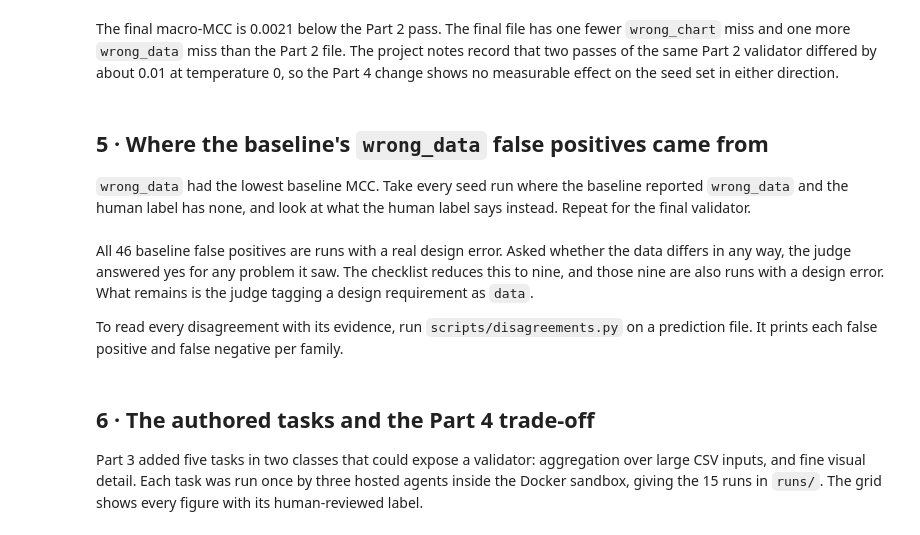
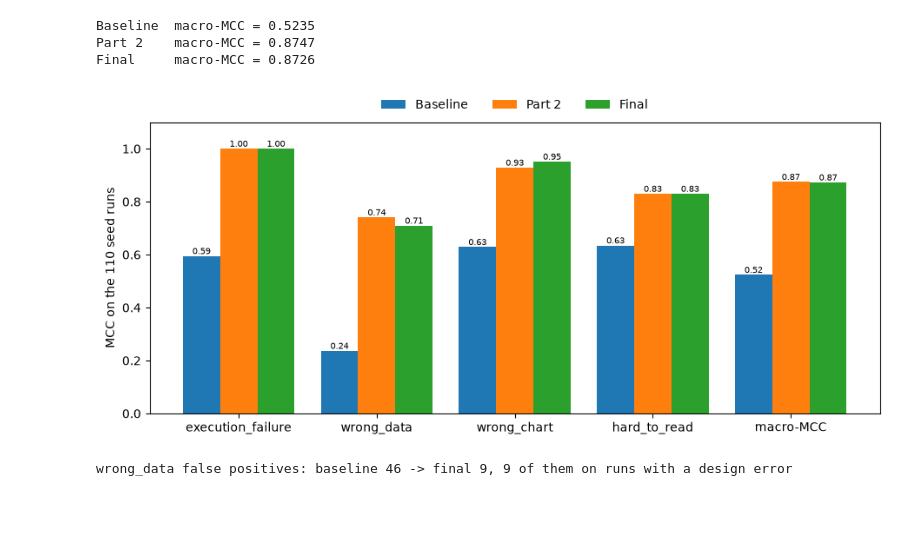
Before and after one commit to xqzr2000/cmu-11-768-assignment-2, a Jupyter notebook: notebooks/CMU_11_768_Assignment_2_Project_Walkthrough.ipynb, the cells around one changed output. Drawn from its saved outputs; the diff is of its cells as text; code cells hidden in the pictures; blank space fills up the shorter version.

```diff
--- a/notebooks/CMU_11_768_Assignment_2_Project_Walkthrough.ipynb
+++ b/notebooks/CMU_11_768_Assignment_2_Project_Walkthrough.ipynb
@@ -98,0 +432,15 @@ The baseline's `wrong_data` evidence says the data matches the request and then
+# %%
+has_figure = {run_id: run.figure is not None for run_id, run in seed_runs.items()}
+truth = {run_id: "execution_failure" in seed_labels[run_id] for run_id in seed_runs}
+assert all(truth[run_id] == (not has_figure[run_id]) for run_id in seed_runs)
+print(f"Labelled execution_failure: {sum(truth.values())} runs, exactly the runs with no figure.png")
+
+predicted = {run_id: "execution_failure" in baseline[run_id] for run_id in seed_runs}
+false_alarms = [run_id for run_id in seed_runs if predicted[run_id] and not truth[run_id]]
+missed = [run_id for run_id in seed_runs if truth[run_id] and not predicted[run_id]]
+print("Baseline reported a failure although a PNG exists:", false_alarms)
+print("Baseline missed a run with no PNG:", missed)
+for run_id in false_alarms:
+    status = (seed_runs[run_id].messages[-1].get("extra") or {}).get("exit_status")
+    print(f"  {run_id}: ended with {status!r}; {image_facts(seed_runs[run_id].figure)}")
+print("\nBaseline evidence for", false_alarms[0], "->", baseline[false_alarms[0]]["execution_failure"][:240])
@@ -237,50 +608,34 @@ Compute one family by hand, then score the three committed seed prediction files
 # %%
-from math import sqrt
-
-import matplotlib.pyplot as plt
-
-from validator.prediction import ERROR_FAMILIES
-from workflow.evaluate import score
-
-tp = tn = fp = fn = 0
-for run_id, label in seed_labels.items():
-    if "execution_failure" in label:
-        continue
-    actual, said = "wrong_data" in label, "wrong_data" in final[run_id]
-    tp += actual and said
-    tn += not actual and not said
-    fp += said and not actual
-    fn += actual and not said
-by_hand = (tp * tn - fp * fn) / sqrt((tp + fp) * (tp + fn) * (tn + fp) * (tn + fn))
-print(f"wrong_data by hand: TP={tp} TN={tn} FP={fp} FN={fn} over {tp + tn + fp + fn} runs, MCC={by_hand:.4f}")
-
 seed_stages = {
     "Baseline": "baseline_predictions.json",
     "Part 2": "pre_iteration_seed_predictions.json",
     "Final": "final_seed_predictions.json",
 }
 seed_reports = {
     stage: score(repo / "seed_labels.json", repo / "output" / filename)
     for stage, filename in seed_stages.items()
 }
-assert abs(seed_reports["Final"]["wrong_data"]["mcc"] - by_hand) < 1e-12
 
 fig, ax = plt.subplots(figsize=(9, 4), layout="constrained")
 columns = [*ERROR_FAMILIES, "macro_mcc"]
 for offset, (stage, report) in enumerate(seed_reports.items()):
     values = [report[name]["mcc"] if name != "macro_mcc" else report[name] for name in columns]
     bars = ax.bar([x + (offset - 1) * 0.27 for x in range(len(columns))], values, width=0.27, label=stage)
     ax.bar_label(bars, fmt="%.2f", fontsize=7)
     print(f"{stage:9s} macro-MCC = {report['macro_mcc']:.4f}")
 ax.set_xticks(range(len(columns)), [name.replace("macro_mcc", "macro-MCC") for name in columns])
 ax.set(ylabel="MCC on the 110 seed runs", ylim=(0, 1.1))
 ax.legend(loc="lower center", bbox_to_anchor=(0.5, 1.0), ncols=3, frameon=False)
 plt.show()
 
+flagged_final = wrong_data_false_positives(final)
+print(f"\nwrong_data false positives: baseline {len(flagged)} -> final {len(flagged_final)}, "
+      f"{sum('wrong_chart' in seed_labels[r] for r in flagged_final)} of them on runs with a design error")
 assert [round(report["macro_mcc"], 4) for report in seed_reports.values()] == [0.5235, 0.8747, 0.8726]
+assert len(flagged_final) == 9
+# %% [output]
+Baseline  macro-MCC = 0.5235
+Part 2    macro-MCC = 0.8747
+Final     macro-MCC = 0.8726
+[figure, added]
+wrong_data false positives: baseline 46 -> final 9, 9 of them on runs with a design error
-# %% [markdown]
-The final macro-MCC is 0.0021 below the Part 2 pass. The final file has one fewer `wrong_chart` miss and one more `wrong_data` miss than the Part 2 file. The project notes record that two passes of the same Part 2 validator differed by about 0.01 at temperature 0, so the Part 4 change shows no measurable effect on the seed set in either direction.
-# %% [markdown]
-## 5 · Where the baseline's `wrong_data` false positives came from
-
-`wrong_data` had the lowest baseline MCC. Take every seed run where the baseline reported `wrong_data` and the human label has none, and look at what the human label says instead. Repeat for the final validator.
@@ -307,8 +641,0 @@ assert len(wrong_data_false_positives(final)) == 9
-# %% [markdown]
-All 46 baseline false positives are runs with a real design error. Asked whether the data differs in any way, the judge answered yes for any problem it saw. The checklist reduces this to nine, and those nine are also runs with a design error. What remains is the judge tagging a design requirement as `data`.
-
-To read every disagreement with its evidence, run `scripts/disagreements.py` on a prediction file. It prints each false positive and false negative per family.
-# %% [markdown]
-## 6 · The authored tasks and the Part 4 trade-off
-
-Part 3 added five tasks in two classes that could expose a validator: aggregation over large CSV inputs, and fine visual detail. Each task was run once by three hosted agents inside the Docker sandbox, giving the 15 runs in `runs/`. The grid shows every figure with its human-reviewed label.
```
Also changed, not shown: parts of 76 cells of this notebook, 1 other file.
